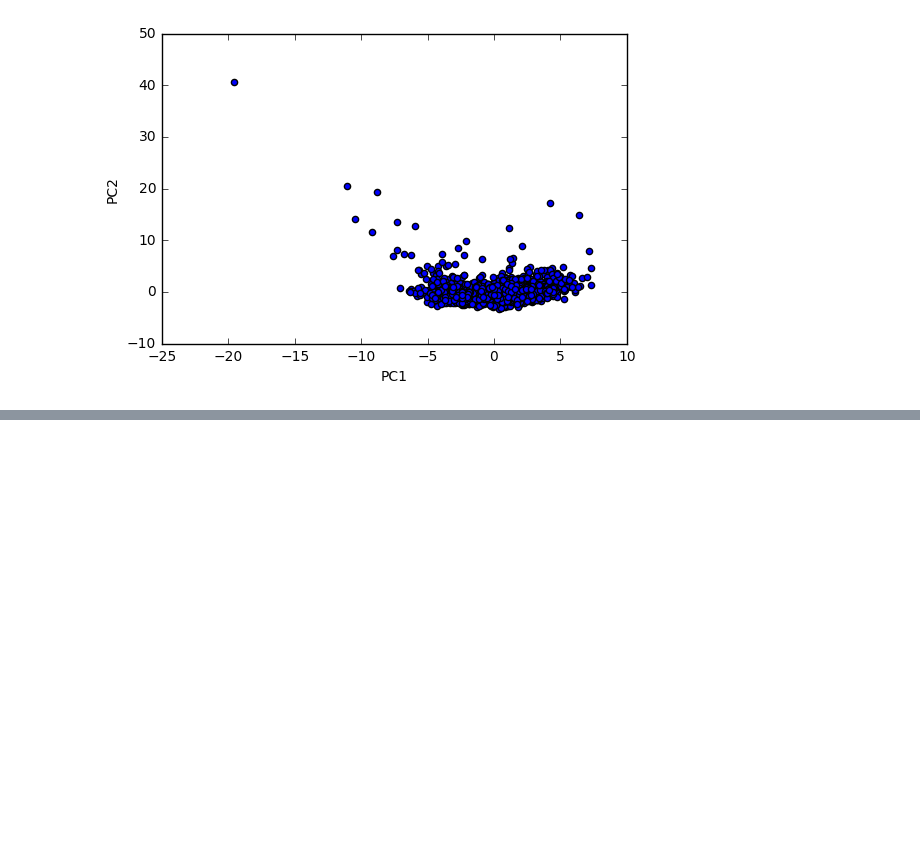
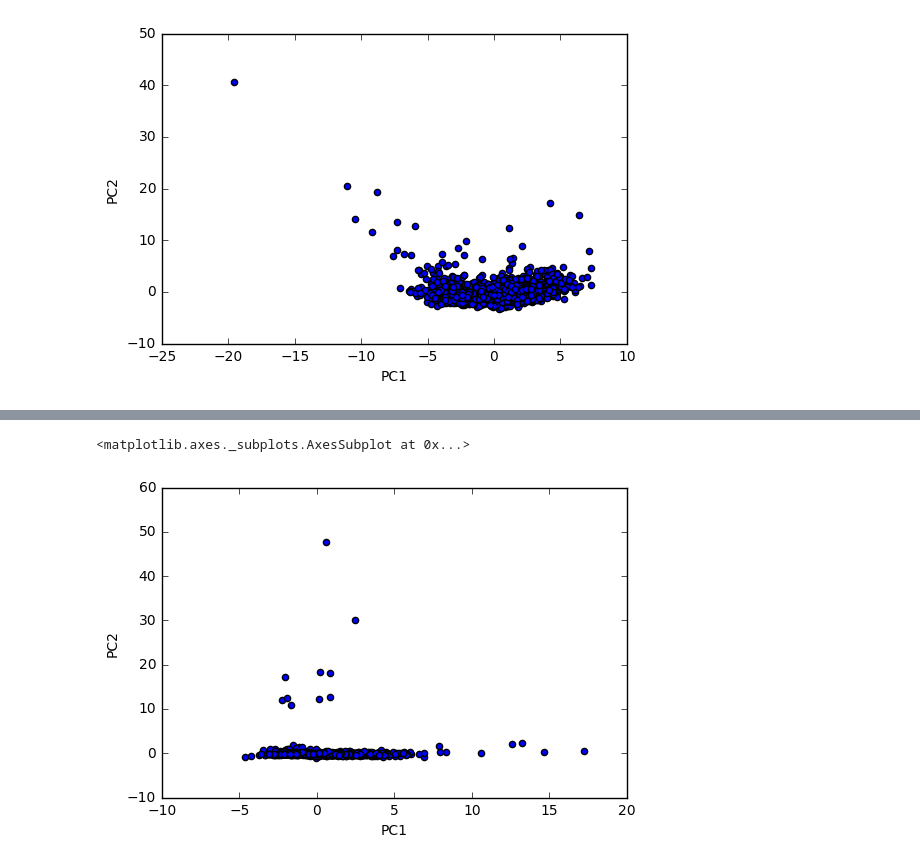
Before and after one commit to dogrunjp/lod-notebook, a Jupyter notebook: clustering.ipynb, the cells around one changed output, grey strips where cells are left out. Drawn from its saved outputs; the diff is of its cells as text; code cells hidden in the pictures; blank space fills up the shorter version.

```diff
--- a/clustering.ipynb
+++ b/clustering.ipynb
@@ -70,3 +89,5 @@ df_pp.sort_index(axis=1, inplace=True)
+# %%
+df_ns = df_pp
 # %%
 # 数値データを標準化
 from sklearn.preprocessing import StandardScaler
@@ -164,3 +170,17 @@ pca_df.to_json('data/pca_36.json', orient='records')
 area_dict = df_pp.ix[:, :2]
 area_dict['label'] =k_means.labels_
 area_dict.to_json('data/area_name.json', orient='index', force_ascii=False)
+# %%
+# カテゴリ毎にデータをfilterして、計算結果を出力する
+# カテゴリは便宜的に医療・福祉・子育て・教育（m_*, c_*, e_*）、産業・仕事(i_*, w_*)の２つとする。人口比の数値で標準化するため、データには人口も含める
+# !!!データフレームは標準化前のデータフレームを用いて別途StandardScalerを適用する!!!!!!
+df_m_c_e = df_ns.ix[:, df_ns.columns.map(lambda x: x.startswith(('_', 'm_', 'c_', 'e_')))]
+# df_m_c_e.shape
+# => (1907, 20)
+df_i_w = df_ns.ix[:, df_ns.columns.map(lambda x: x.startswith(('_', 'i_', 'w_')))]
+# df_i_w.shape
+# => (1907, 10)
+
+scale = StandardScaler()
+df_m_c_e.ix[:,2:] = scale.fit_transform(df_m_c_e.ix[:,2:])
+df_i_w.ix[:,2:] = scale.fit_transform(df_i_w.ix[:,2:])
@@ -166,0 +212,8 @@ area_dict.to_json('data/area_name.json', orient='index', force_ascii=False)
+# %%
+pca = PCA(n_components = 2)
+pca_mce = pd.DataFrame(pca.fit_transform(df_m_c_e.ix[:,2:]), columns=('PC1', 'PC2'))
+pca_mce["area"] = df_m_c_e.index
+pca_mce.plot(kind='scatter', x='PC1', y='PC2')
+# %% [output]
+<matplotlib.axes._subplots.AxesSubplot at 0x...>
+[figure, added]
```
Also changed, not shown: parts of 12 cells of this notebook, 11 other files.
